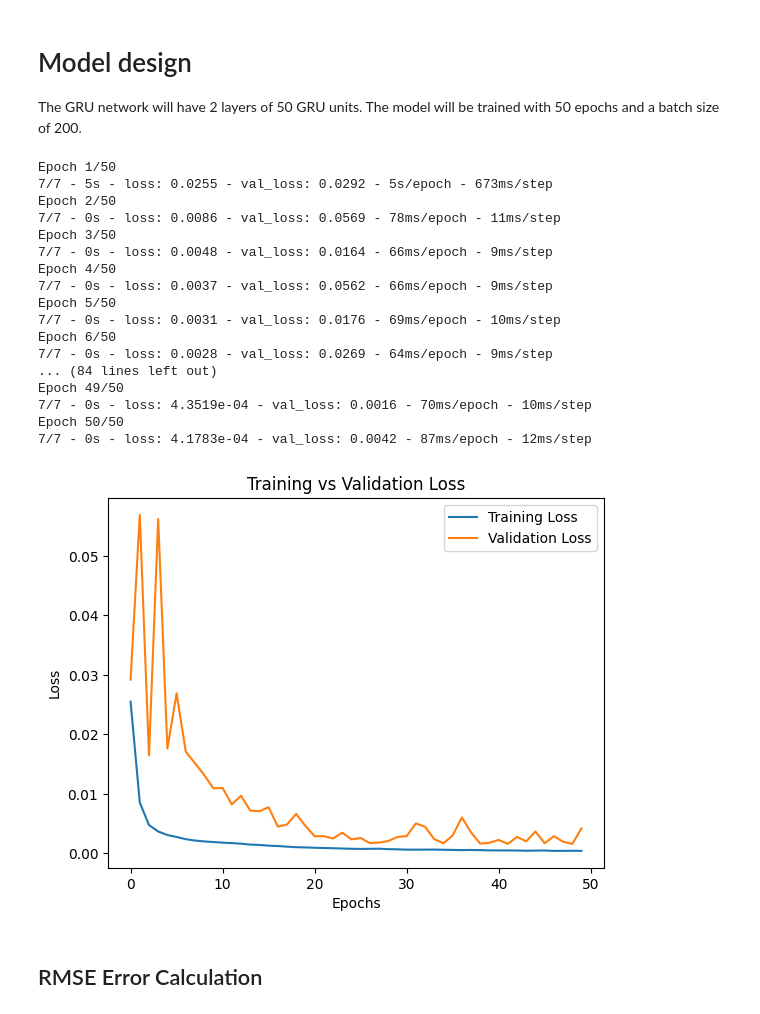
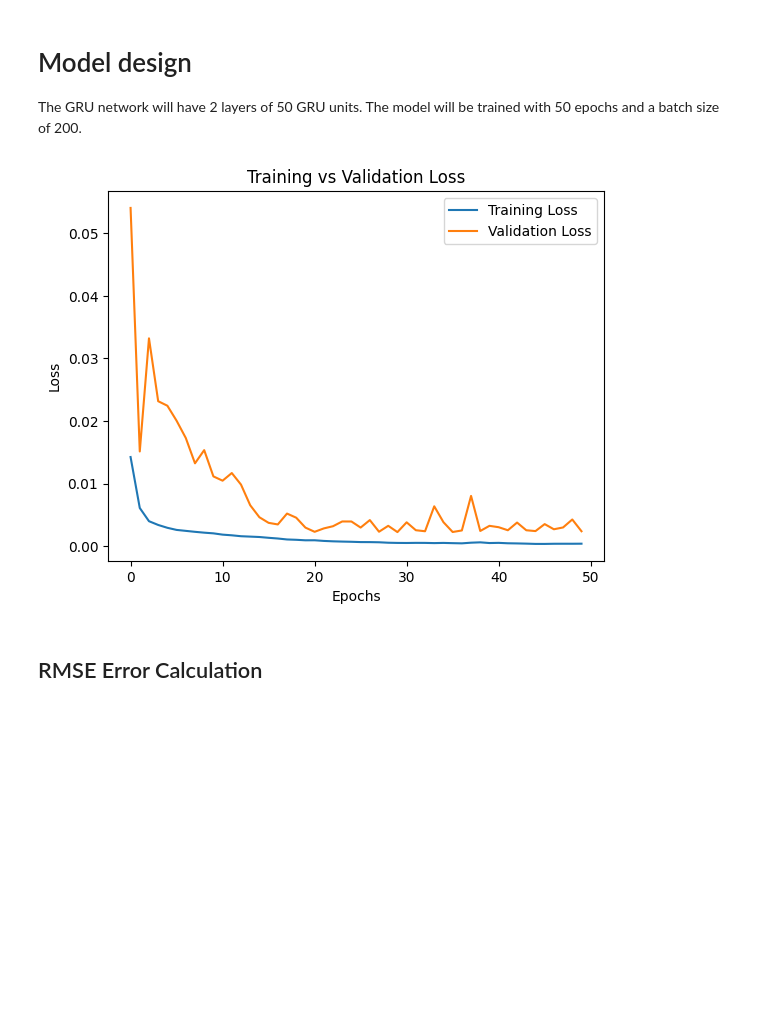
Before and after one commit to liamjdavis/Stock-Forecasters, a Jupyter notebook: GRU.ipynb, the cells around one changed output. Saved outputs shown, nothing was run; the diff lists cells and outputs as text; code cells hidden in the pictures; blank space fills up the shorter version.

```diff
--- a/GRU.ipynb
+++ b/GRU.ipynb
@@ -88,41 +88,24 @@ The GRU network will have 2 layers of 50 GRU units. The model will be trained wi
 # %%
 # create GRU network
 model = Sequential()
 model.add(GRU(50, return_sequences=True, input_shape=(1, X_train.shape[2])))
 model.add(GRU(50))
 model.add(Dense(1))
 model.compile(optimizer='adam', loss='mse')
 
 # fit GRU network
-history = model.fit(X_train, y_train, epochs=50, batch_size=200, verbose=2, validation_data=(X_test, y_test))
+history = model.fit(X_train, y_train, epochs=50, batch_size=200, verbose=False, validation_data=(X_test, y_test))
 
 # create model train vs validation loss graph to determine overfitting/underfitting
 plt.plot(history.history['loss'], label='Training Loss')
 plt.plot(history.history['val_loss'], label='Validation Loss')
 plt.title('Training vs Validation Loss')
 plt.xlabel('Epochs')
 plt.ylabel('Loss')
 plt.legend()
 plt.show()
 # %% [output]
-Epoch 1/50
-7/7 - 5s - loss: 0.0255 - val_loss: 0.0292 - 5s/epoch - 673ms/step
-Epoch 2/50
-7/7 - 0s - loss: 0.0086 - val_loss: 0.0569 - 78ms/epoch - 11ms/step
-Epoch 3/50
-7/7 - 0s - loss: 0.0048 - val_loss: 0.0164 - 66ms/epoch - 9ms/step
-Epoch 4/50
-7/7 - 0s - loss: 0.0037 - val_loss: 0.0562 - 66ms/epoch - 9ms/step
-Epoch 5/50
-7/7 - 0s - loss: 0.0031 - val_loss: 0.0176 - 69ms/epoch - 10ms/step
-Epoch 6/50
-7/7 - 0s - loss: 0.0028 - val_loss: 0.0269 - 64ms/epoch - 9ms/step
-... (84 lines left out)
-Epoch 49/50
-7/7 - 0s - loss: 4.3519e-04 - val_loss: 0.0016 - 70ms/epoch - 10ms/step
-Epoch 50/50
-7/7 - 0s - loss: 4.1783e-04 - val_loss: 0.0042 - 87ms/epoch - 12ms/step
-[figure, old version]
+[figure, new version]
 # %% [markdown]
 ## RMSE Error Calculation
 # %%
```
Also changed, not shown: parts of 8 cells of this notebook, 1 other file.
